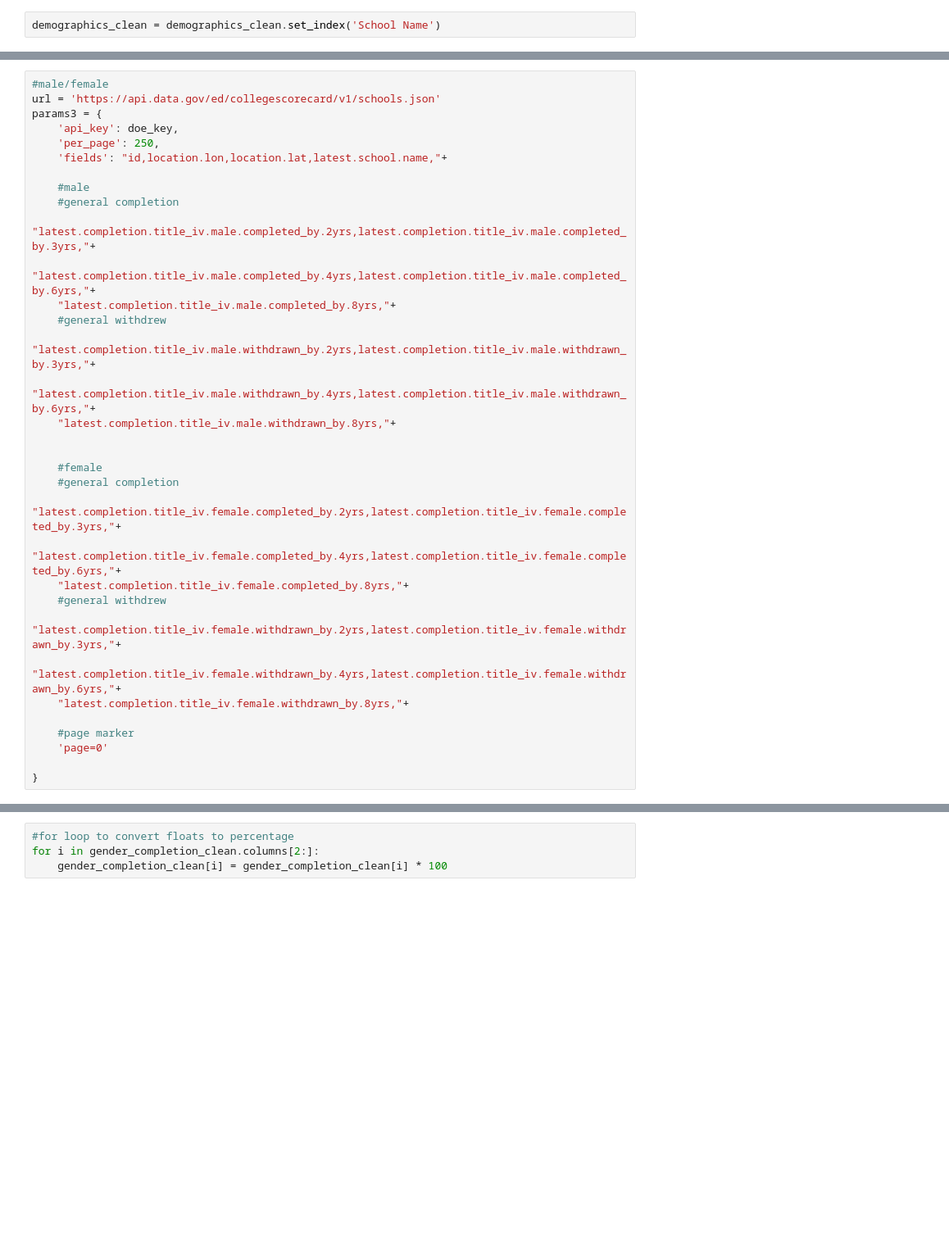
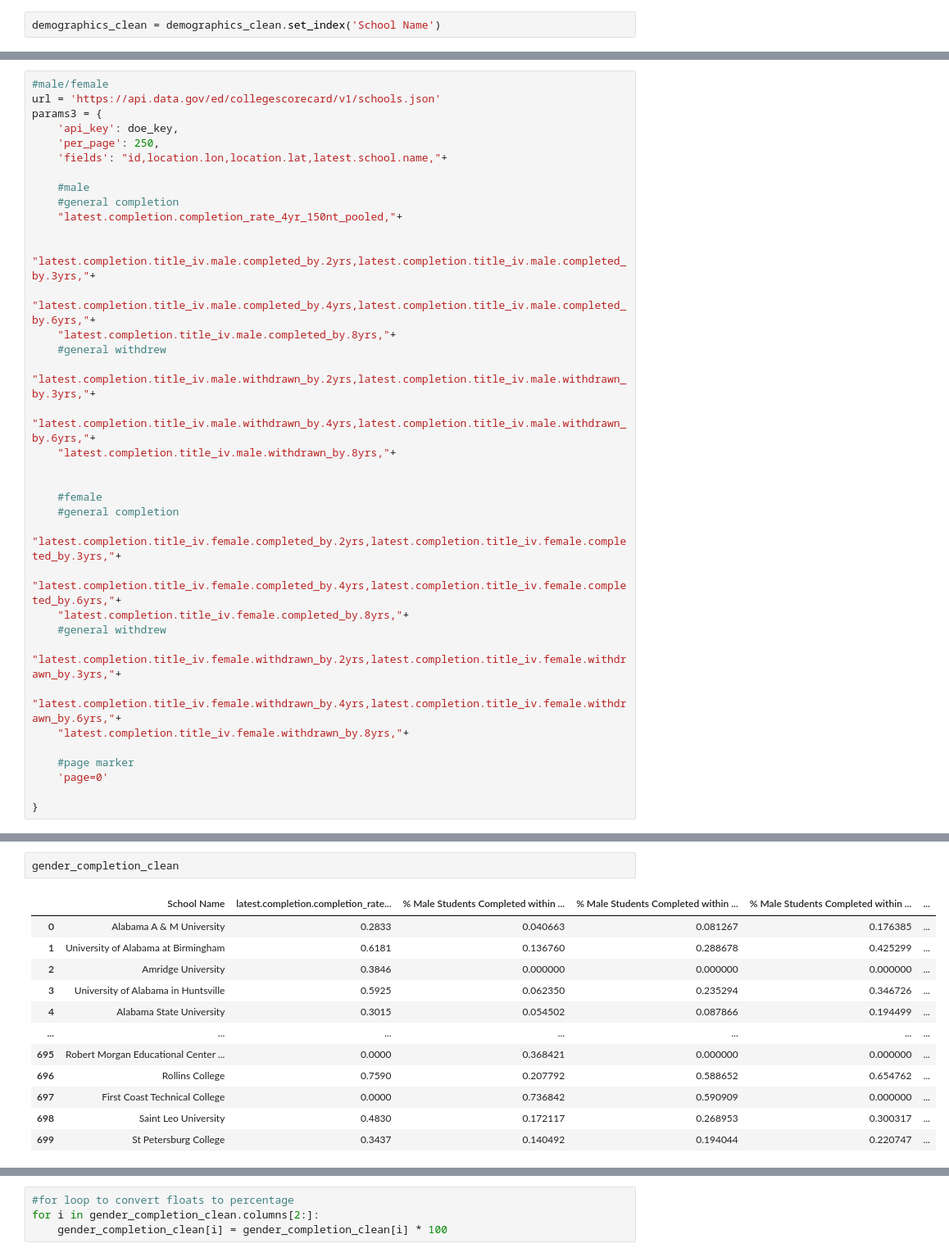
Before and after one commit to Mufasa98/SAT, a Jupyter notebook: Student_Demographics.ipynb, the cells around one changed output, grey strips where cells are left out. Shown: that part at 82% size. Saved outputs shown, nothing was run; the diff lists cells and outputs as text; blank space fills up the shorter version.

```diff
--- a/Student_Demographics.ipynb
+++ b/Student_Demographics.ipynb
@@ -127,6 +127,8 @@ params3 = {
 
     #male
     #general completion
+    "latest.completion.completion_rate_4yr_150nt_pooled,"+
+
     "latest.completion.title_iv.male.completed_by.2yrs,latest.completion.title_iv.male.completed_by.3yrs,"+
     "latest.completion.title_iv.male.completed_by.4yrs,latest.completion.title_iv.male.completed_by.6yrs,"+
     "latest.completion.title_iv.male.completed_by.8yrs,"+
@@ -197,3 +199,18 @@ gender_completion_clean = gender_completion_df.rename(columns = {
        'latest.completion.title_iv.female.withdrawn_by.8yrs':'% Female Students Withdrawn by 8yrs'
 
 })
+# %%
+gender_completion_clean
+# %% [output]
+|  | School Name | latest.completion.completion_rate... | % Male Students Completed within ... | % Male Students Completed within ... | % Male Students Completed within ... | ... |
+| 0 | Alabama A & M University | 0.2833 | 0.040663 | 0.081267 | 0.176385 | ... |
+| 1 | University of Alabama at Birmingham | 0.6181 | 0.136760 | 0.288678 | 0.425299 | ... |
+| 2 | Amridge University | 0.3846 | 0.000000 | 0.000000 | 0.000000 | ... |
+| 3 | University of Alabama in Huntsville | 0.5925 | 0.062350 | 0.235294 | 0.346726 | ... |
+| 4 | Alabama State University | 0.3015 | 0.054502 | 0.087866 | 0.194499 | ... |
+| ... | ... | ... | ... | ... | ... | ... |
+| 695 | Robert Morgan Educational Center ... | 0.0000 | 0.368421 | 0.000000 | 0.000000 | ... |
+| 696 | Rollins College | 0.7590 | 0.207792 | 0.588652 | 0.654762 | ... |
+| 697 | First Coast Technical College | 0.0000 | 0.736842 | 0.590909 | 0.000000 | ... |
+| 698 | Saint Leo University | 0.4830 | 0.172117 | 0.268953 | 0.300317 | ... |
+| 699 | St Petersburg College | 0.3437 | 0.140492 | 0.194044 | 0.220747 | ... |
```
Also changed, not shown: parts of 4 cells of this notebook, 6 other files.
